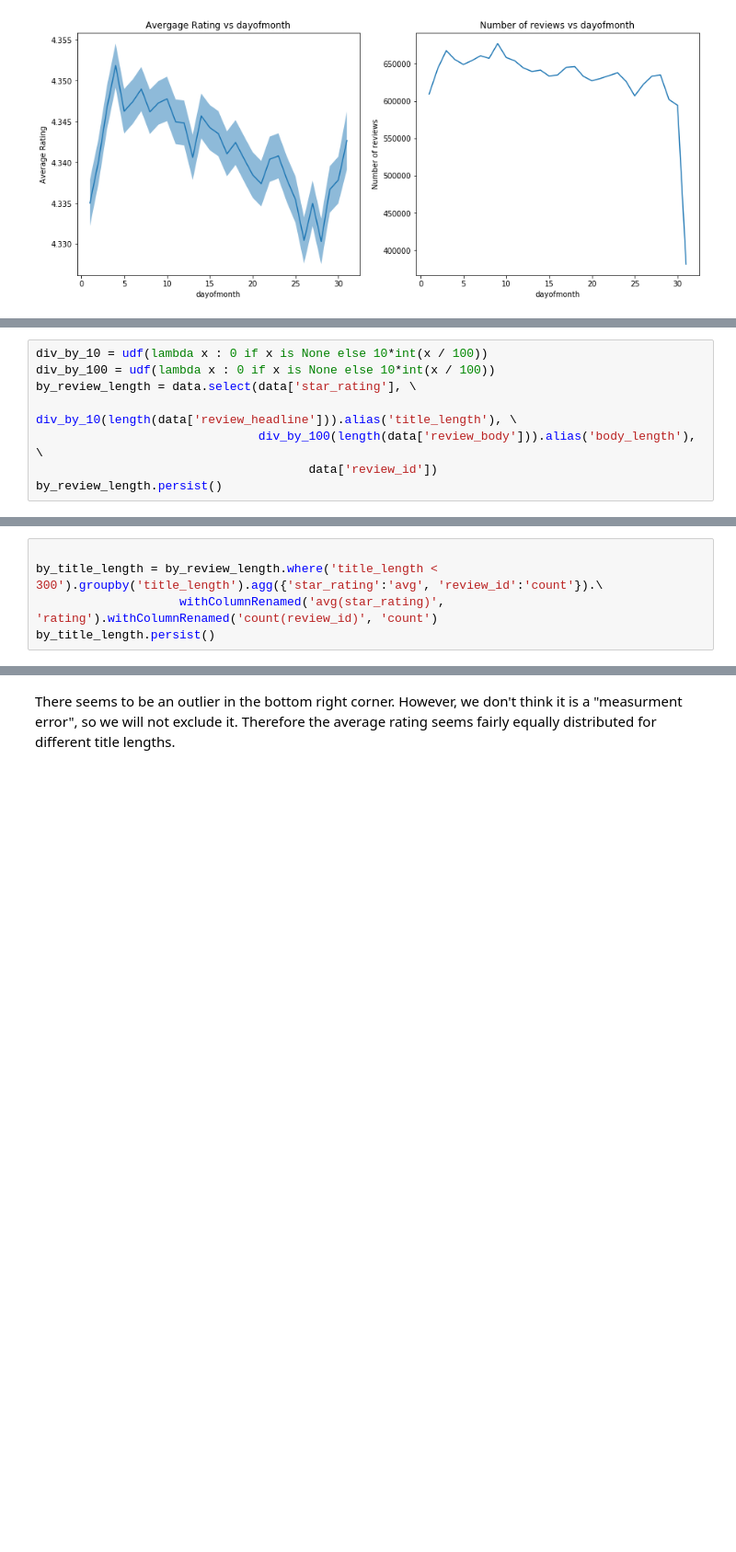
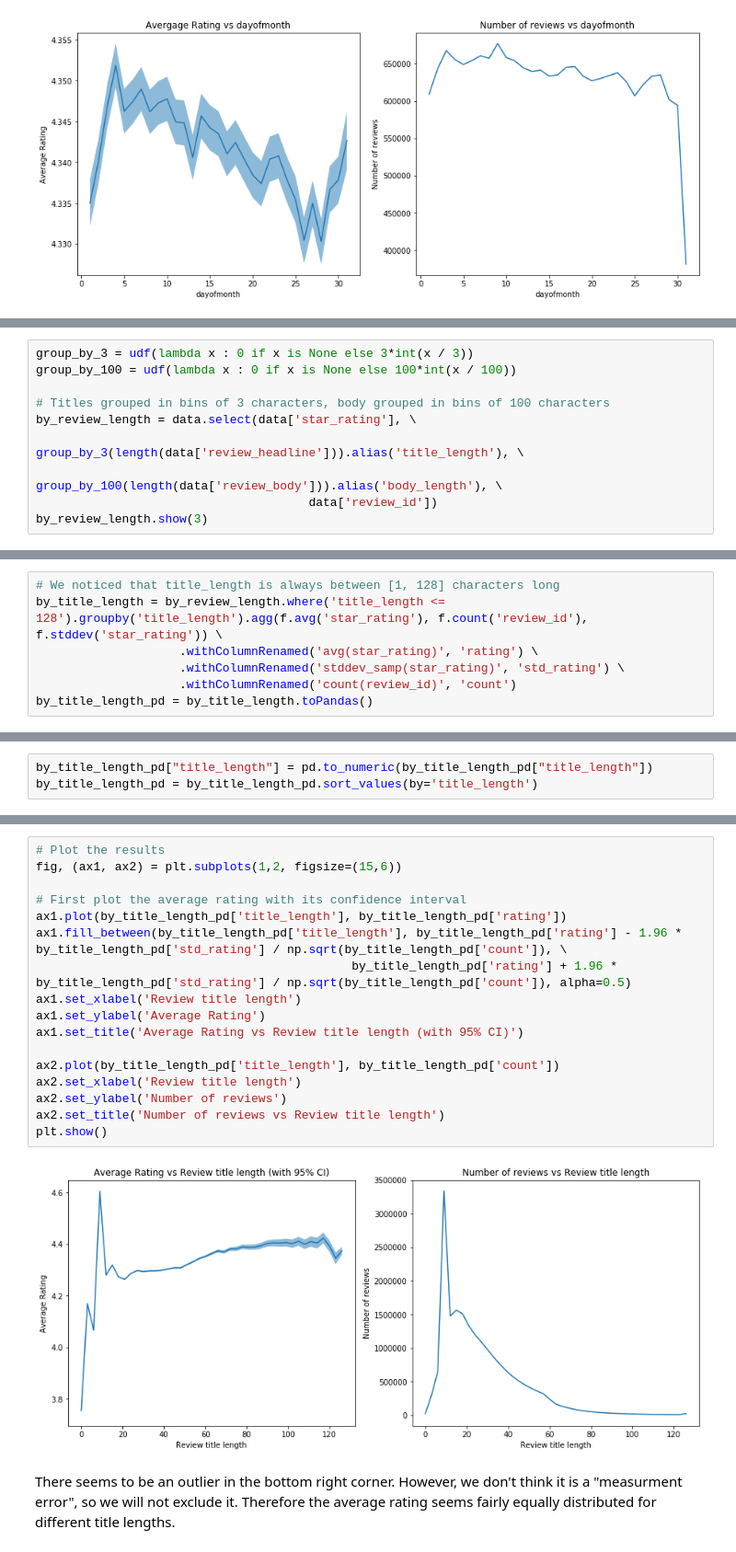
Before and after one commit to Billotais/cs_401_project, a Jupyter notebook: notebook.ipynb, the cells around one changed output, grey strips where cells are left out. Shown at 92% size. Cells and saved outputs as stored; diff of their text form; blank space fills up the shorter version.

```diff
--- a/notebook.ipynb
+++ b/notebook.ipynb
@@ -321,9 +306,11 @@ We decided to go with features that are easier to extract. We chose to use text
 # %%
-div_by_10 = udf(lambda x : 0 if x is None else 10*int(x / 100))
-div_by_100 = udf(lambda x : 0 if x is None else 10*int(x / 100))
+group_by_3 = udf(lambda x : 0 if x is None else 3*int(x / 3))
+group_by_100 = udf(lambda x : 0 if x is None else 100*int(x / 100))
+
+# Titles grouped in bins of 3 characters, body grouped in bins of 100 characters
 by_review_length = data.select(data['star_rating'], \
-                               div_by_10(length(data['review_headline'])).alias('title_length'), \
-                               div_by_100(length(data['review_body'])).alias('body_length'), \
+                               group_by_3(length(data['review_headline'])).alias('title_length'), \
+                               group_by_100(length(data['review_body'])).alias('body_length'), \
                                       data['review_id'])
-by_review_length.persist()
+by_review_length.show(3)
 # %% [output]
@@ -351,5 +325,7 @@ only showing top 20 rows
 # %%
-
-by_title_length = by_review_length.where('title_length < 300').groupby('title_length').agg({'star_rating':'avg', 'review_id':'count'}).\
-                    withColumnRenamed('avg(star_rating)', 'rating').withColumnRenamed('count(review_id)', 'count')
-by_title_length.persist()
+# We noticed that title_length is always between [1, 128] characters long
+by_title_length = by_review_length.where('title_length <= 128').groupby('title_length').agg(f.avg('star_rating'), f.count('review_id'), f.stddev('star_rating')) \
+                    .withColumnRenamed('avg(star_rating)', 'rating') \
+                    .withColumnRenamed('stddev_samp(star_rating)', 'std_rating') \
+                    .withColumnRenamed('count(review_id)', 'count')
+by_title_length_pd = by_title_length.toPandas()
@@ -368,0 +332,3 @@ plt.show()
+# %%
+by_title_length_pd["title_length"] = pd.to_numeric(by_title_length_pd["title_length"])
+by_title_length_pd = by_title_length_pd.sort_values(by='title_length')
@@ -369,3 +344,22 @@ plt.show()
+# %%
+# Plot the results
+fig, (ax1, ax2) = plt.subplots(1,2, figsize=(15,6))
+
+# First plot the average rating with its confidence interval
+ax1.plot(by_title_length_pd['title_length'], by_title_length_pd['rating'])
+ax1.fill_between(by_title_length_pd['title_length'], by_title_length_pd['rating'] - 1.96 * by_title_length_pd['std_rating'] / np.sqrt(by_title_length_pd['count']), \
+                                            by_title_length_pd['rating'] + 1.96 * by_title_length_pd['std_rating'] / np.sqrt(by_title_length_pd['count']), alpha=0.5)
+ax1.set_xlabel('Review title length')
+ax1.set_ylabel('Average Rating')
+ax1.set_title('Average Rating vs Review title length (with 95% CI)')
+
+ax2.plot(by_title_length_pd['title_length'], by_title_length_pd['count'])
+ax2.set_xlabel('Review title length')
+ax2.set_ylabel('Number of reviews')
+ax2.set_title('Number of reviews vs Review title length')
+plt.show()
+# %% [output]
+[figure, added]
 # %% [markdown]
 There seems to be an outlier in the bottom right corner. However, we don't think it is a "measurment error", so we will not exclude it. Therefore the average rating seems fairly equally distributed for different title lengths.
 # %%
```
Also changed, not shown: parts of 38 cells of this notebook.
